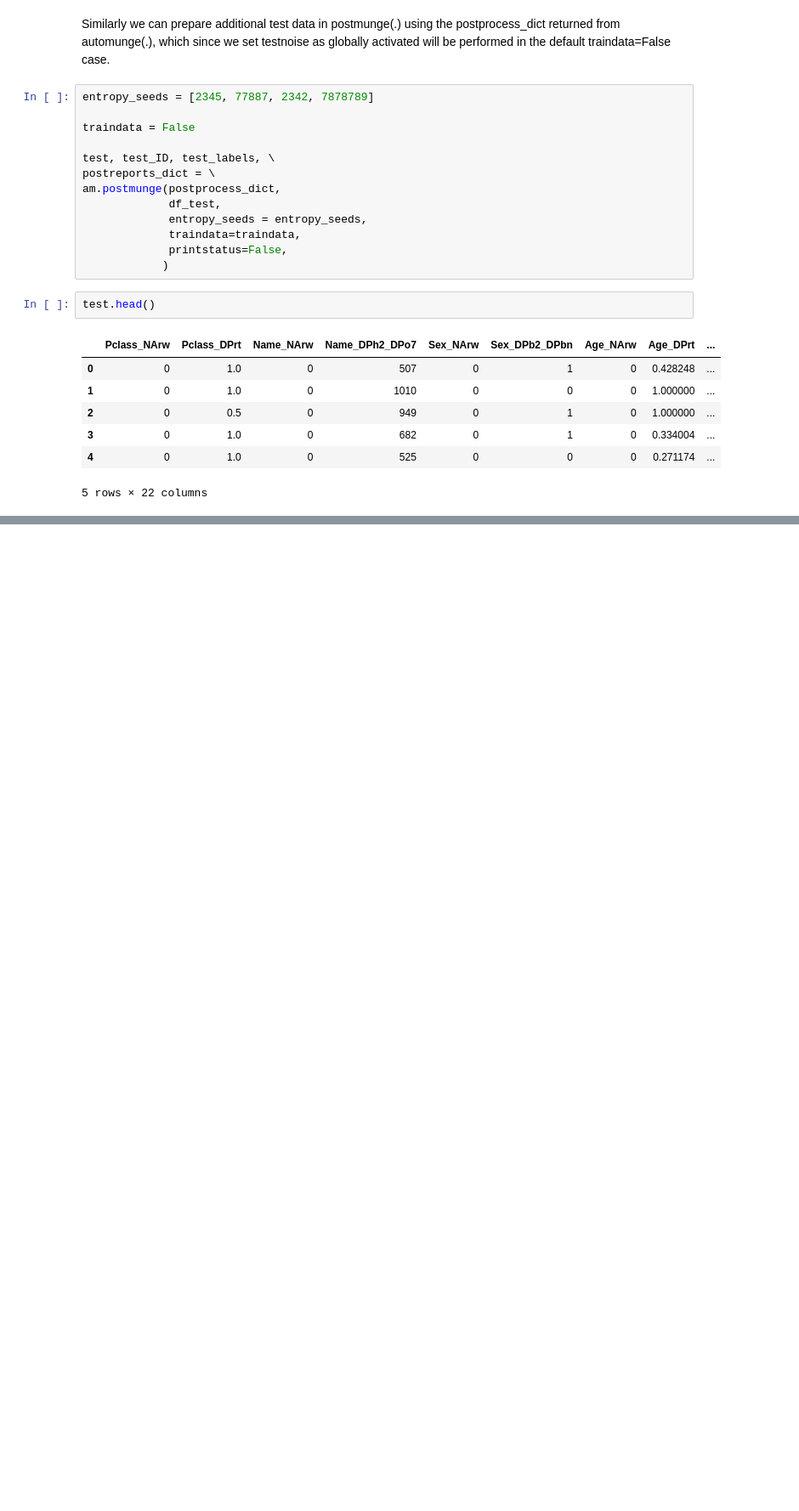
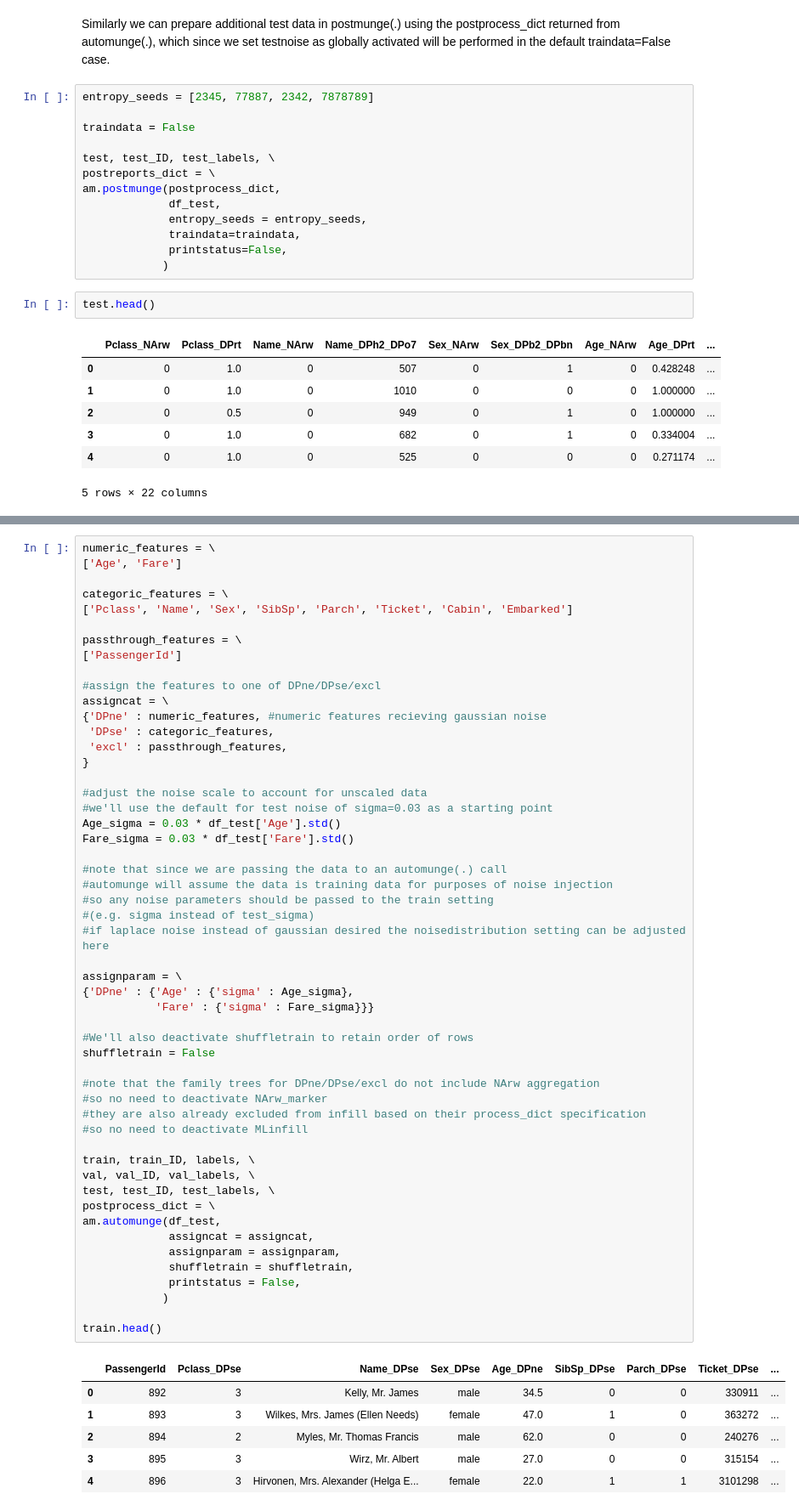
Before and after one commit to Automunge/AutoMunge, a Jupyter notebook: Tutorials/13 - Noise Injection Demonstrations.ipynb, the cells around one changed output, grey strips where cells are left out. Shown at 85% size. Drawn from its saved outputs; the diff is of its cells as text; blank space fills up the shorter version.

```diff
--- a/Tutorials/13 - Noise Injection Demonstrations.ipynb
+++ b/Tutorials/13 - Noise Injection Demonstrations.ipynb
@@ -272,0 +311,59 @@ test.head()
+# %%
+numeric_features = \
+['Age', 'Fare']
+
+categoric_features = \
+['Pclass', 'Name', 'Sex', 'SibSp', 'Parch', 'Ticket', 'Cabin', 'Embarked']
+
+passthrough_features = \
+['PassengerId']
+
+#assign the features to one of DPne/DPse/excl
+assigncat = \
+{'DPne' : numeric_features, #numeric features recieving gaussian noise
+ 'DPse' : categoric_features,
+ 'excl' : passthrough_features,
+}
+
+#adjust the noise scale to account for unscaled data
+#we'll use the default for test noise of sigma=0.03 as a starting point
+Age_sigma = 0.03 * df_test['Age'].std()
+Fare_sigma = 0.03 * df_test['Fare'].std()
+
+#note that since we are passing the data to an automunge(.) call
+#automunge will assume the data is training data for purposes of noise injection
+#so any noise parameters should be passed to the train setting
+#(e.g. sigma instead of test_sigma)
+#if laplace noise instead of gaussian desired the noisedistribution setting can be adjusted here
+
+assignparam = \
+{'DPne' : {'Age' : {'sigma' : Age_sigma},
+           'Fare' : {'sigma' : Fare_sigma}}}
+
+#We'll also deactivate shuffletrain to retain order of rows
+shuffletrain = False
+
+#note that the family trees for DPne/DPse/excl do not include NArw aggregation
+#so no need to deactivate NArw_marker
+#they are also already excluded from infill based on their process_dict specification
+#so no need to deactivate MLinfill
+
+train, train_ID, labels, \
+val, val_ID, val_labels, \
+test, test_ID, test_labels, \
+postprocess_dict = \
+am.automunge(df_test,
+             assigncat = assigncat,
+             assignparam = assignparam,
+             shuffletrain = shuffletrain,
+             printstatus = False,
+            )
+
+train.head()
+# %% [output]
+|  | PassengerId | Pclass_DPse | Name_DPse | Sex_DPse | Age_DPne | SibSp_DPse | Parch_DPse | Ticket_DPse | ... |
+| 0 | 892 | 3 | Kelly, Mr. James | male | 34.5 | 0 | 0 | 330911 | ... |
+| 1 | 893 | 3 | Wilkes, Mrs. James (Ellen Needs) | female | 47.0 | 1 | 0 | 363272 | ... |
+| 2 | 894 | 2 | Myles, Mr. Thomas Francis | male | 62.0 | 0 | 0 | 240276 | ... |
+| 3 | 895 | 3 | Wirz, Mr. Albert | male | 27.0 | 0 | 0 | 315154 | ... |
+| 4 | 896 | 3 | Hirvonen, Mrs. Alexander (Helga E... | female | 22.0 | 1 | 1 | 3101298 | ... |
```
Also changed, not shown: parts of 9 cells of this notebook.
